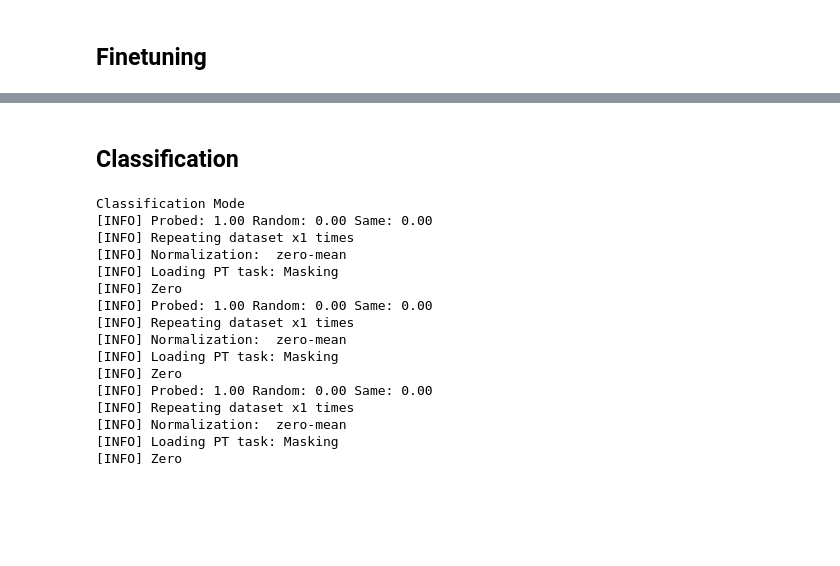
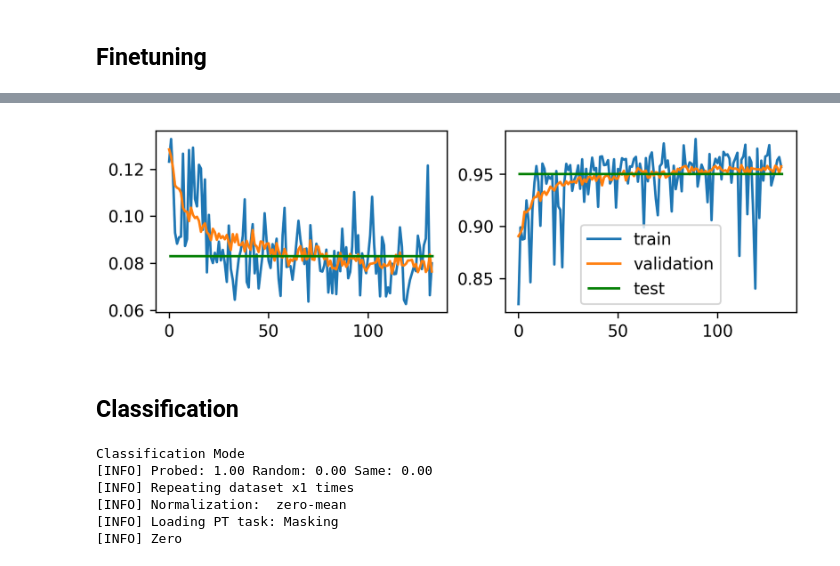
Before and after one commit to cridonoso/astromer, a Jupyter notebook: presentation/pipelines/pipeline_0/Untitled.ipynb, the cells around one changed output, grey strips where cells are left out. Saved outputs shown, nothing was run; the diff lists cells and outputs as text; code cells hidden in the pictures; blank space fills up the shorter version.

```diff
--- a/presentation/pipelines/pipeline_0/Untitled.ipynb
+++ b/presentation/pipelines/pipeline_0/Untitled.ipynb
@@ -92,5 +126,5 @@ plt.show()
 # %%
 from tensorflow.keras.callbacks import TensorBoard, EarlyStopping, ModelCheckpoint
 # %%
-hist = astromer.fit(loaders['train'], epochs=10000, validation_data=loaders['validation'],
-             callbacks=[EarlyStopping(monitor='val_loss', patience=20)])
+from src.training.utils import train
+import shutil
@@ -114,0 +131,5 @@ Epoch 28/10000
+# %%
+TARGET = './presentation/results/test'
+os.makedirs(TARGET)
+shutil.copyfile(os.path.join(root, 'pretraining', 'config.toml'),
+                os.path.join(TARGET, 'config.toml'))
@@ -115,3 +138,21 @@ Epoch 28/10000
 # %%
-plt.plot(hist.history['val_r_square'])
+cbks = [EarlyStopping(monitor='val_loss', patience=20),
+        ModelCheckpoint(filepath=os.path.join(TARGET, 'weights'),
+                        save_weights_only=True,
+                        save_best_only=True,
+                        save_freq='epoch',
+                        verbose=1)]
+
+# Finetune model
+hist = astromer.fit(loaders['train'],
+                        batch_size=1024,
+                        epochs=10000,
+                        validation_data=loaders['validation'],
+                        callbacks=cbks)
+
+# astromer = train(astromer,
+#                  loaders['train'],
+#                  loaders['validation'],
+#                  exp_path=TARGET,
+#                  epochs=10000)
 # %% [output]
@@ -124,4 +180,15 @@ test_loss, test_r2, test_rmse = astromer.evaluate(loaders['test'].take(10))
 # %%
-astromer.save_weights(os.path.join(root, 'ft_new', 'weights'))
+fig, axes = plt.subplots(1, 2, figsize=(7, 2), dpi=300)
+axes[0].plot(hist.history['loss'], label='train')
+axes[0].plot(hist.history['val_loss'], label='validation')
+axes[1].plot(hist.history['r_square'], label='train')
+axes[1].plot(hist.history['val_r_square'], label='validation')
+
+axes[0].hlines(test_loss, 0, len(hist.history['loss']), color='g', label='test')
+axes[1].hlines(test_r2, 0, len(hist.history['loss']), color='g', label='test')
+axes[-1].legend()
+plt.show()
+# %% [output]
+[figure, added]
 # %% [markdown]
 ## Classification
@@ -128,10 +197,13 @@ astromer.save_weights(os.path.join(root, 'ft_new', 'weights'))
 # %%
+data_path = './data/records/atlas/fold_0/atlas_500/'
 loaders = build_loader(data_path,
                        config,
-                       batch_size=32,
+                       batch_size=1024,
                        clf_mode=True,
                        sampling=False,
-                       normalize='zero-mean')
+                       normalize='zero-mean',
+                       old_version=True,
+                       return_test=True)
 # %% [output]
 Classification Mode
 [INFO] Probed: 1.00 Random: 0.00 Same: 0.00
@@ -139,13 +211,3 @@ Classification Mode
 [INFO] Normalization:  zero-mean
 [INFO] Loading PT task: Masking
 [INFO] Zero
-[INFO] Probed: 1.00 Random: 0.00 Same: 0.00
-[INFO] Repeating dataset x1 times
-[INFO] Normalization:  zero-mean
-[INFO] Loading PT task: Masking
-[INFO] Zero
-[INFO] Probed: 1.00 Random: 0.00 Same: 0.00
-[INFO] Repeating dataset x1 times
-[INFO] Normalization:  zero-mean
-[INFO] Loading PT task: Masking
-[INFO] Zero
```
Also changed, not shown: parts of 19 cells of this notebook, 6 other files.
